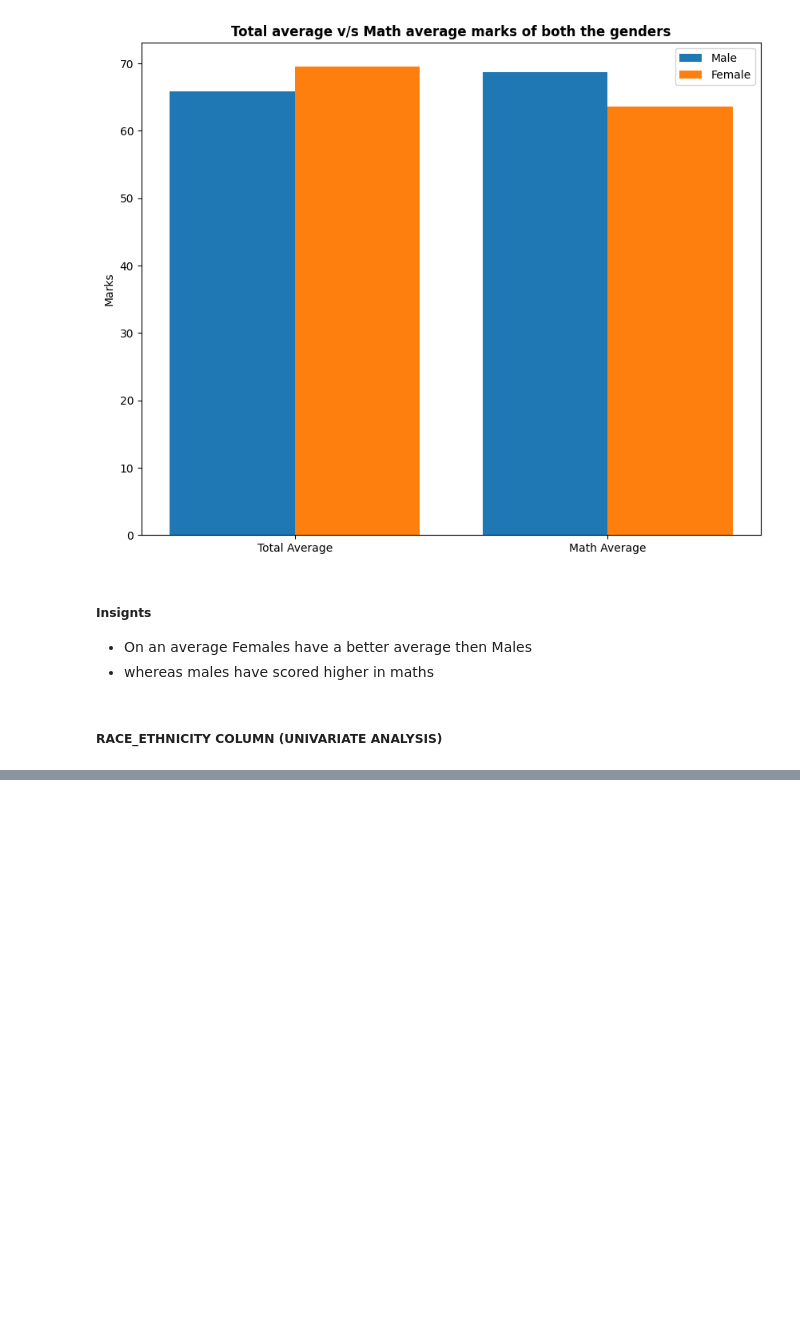
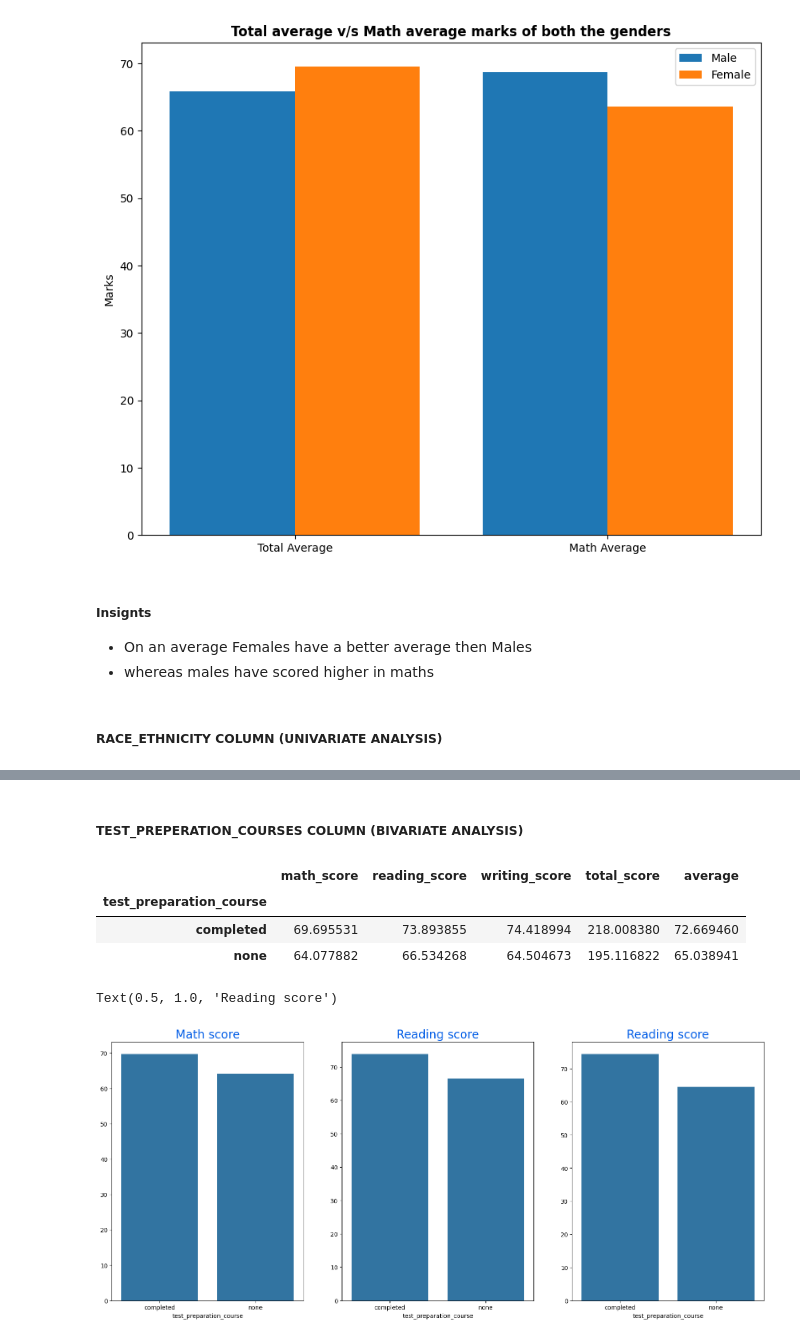
Before and after one commit to chwasiq0569/End-to-End_Student-Performance-Indicator, a Jupyter notebook: notebook/EDA_STUDENT_PERFORMANCE.ipynb, the cells around one changed output, grey strips where cells are left out. Cells and saved outputs as stored; diff of their text form; code cells hidden in the pictures; blank space fills up the shorter version.

```diff
--- a/notebook/EDA_STUDENT_PERFORMANCE.ipynb
+++ b/notebook/EDA_STUDENT_PERFORMANCE.ipynb
@@ -623,0 +684,24 @@ sns.histplot(data=data, x='total_score', kde=True, hue='test_preparation_course'
+# %% [markdown]
+##### TEST_PREPERATION_COURSES COLUMN (BIVARIATE ANALYSIS)
+# %%
+test_preparation_course_group = data.groupby('test_preparation_course').mean()
+test_preparation_course_group
+# %% [output]
+|  | math_score | reading_score | writing_score | total_score | average |
+| test_preparation_course |  |  |  |  |  |
+| completed | 69.695531 | 73.893855 | 74.418994 | 218.008380 | 72.669460 |
+| none | 64.077882 | 66.534268 | 64.504673 | 195.116822 | 65.038941 |
+# %%
+# Group_data2=data.groupby('race_ethnicity')
+f,ax=plt.subplots(1,3,figsize=(20,8))
+sns.barplot(x=['math_score'].index,y=test_preparation_course_group['math_score'].values ,ax=ax[0])
+ax[0].set_title('Math score',color='#005ce6',size=20)
+
+sns.barplot(x=test_preparation_course_group['reading_score'].index,y=test_preparation_course_group['reading_score'].values ,ax=ax[1])
+ax[1].set_title('Reading score',color='#005ce6',size=20)
+
+sns.barplot(x=test_preparation_course_group['writing_score'].index,y=test_preparation_course_group['writing_score'].values ,ax=ax[2])
+ax[2].set_title('Reading score',color='#005ce6',size=20)
+# %% [output]
+Text(0.5, 1.0, 'Reading score')
+[figure, added]
```
Also changed, not shown: parts of 14 cells of this notebook.
